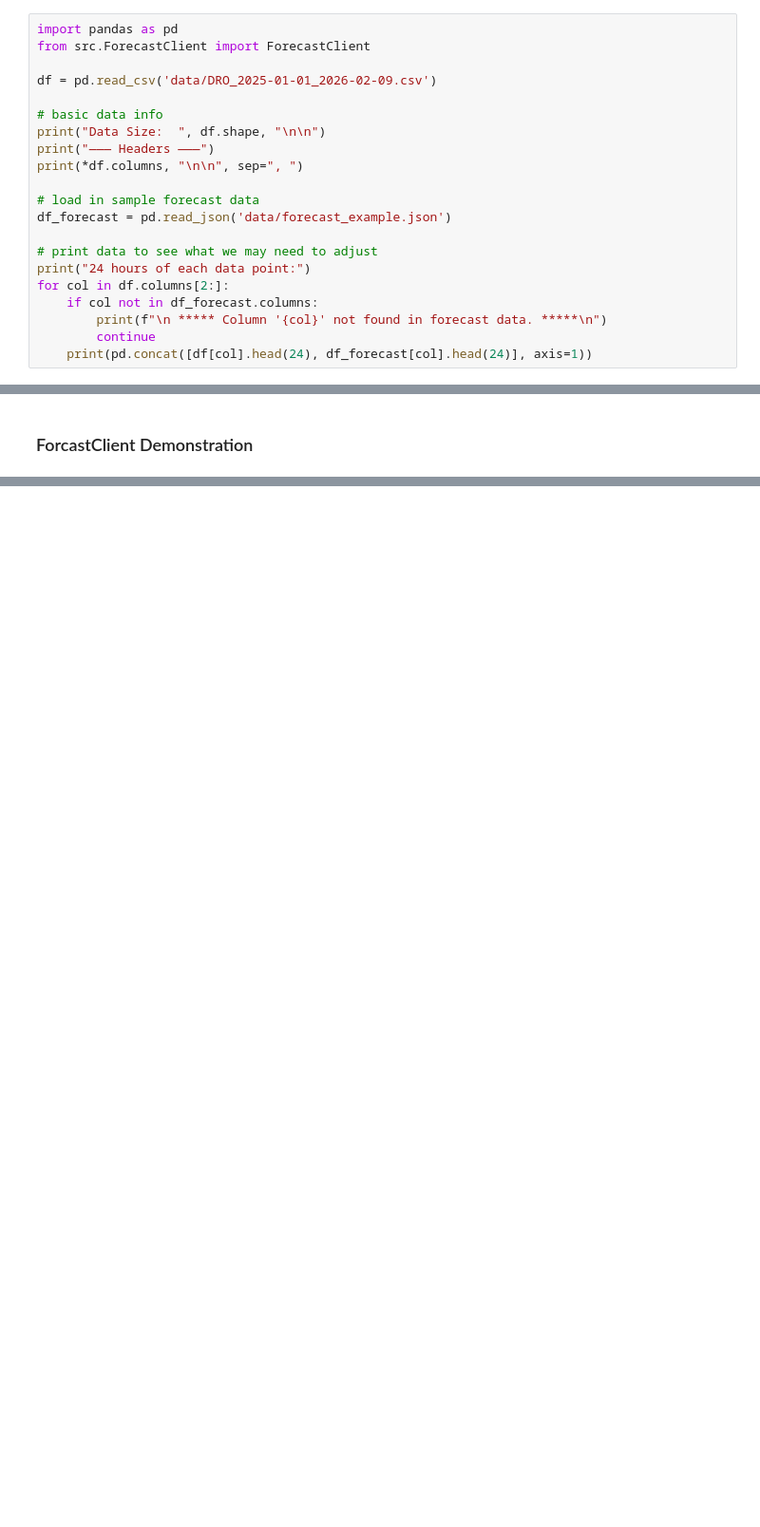
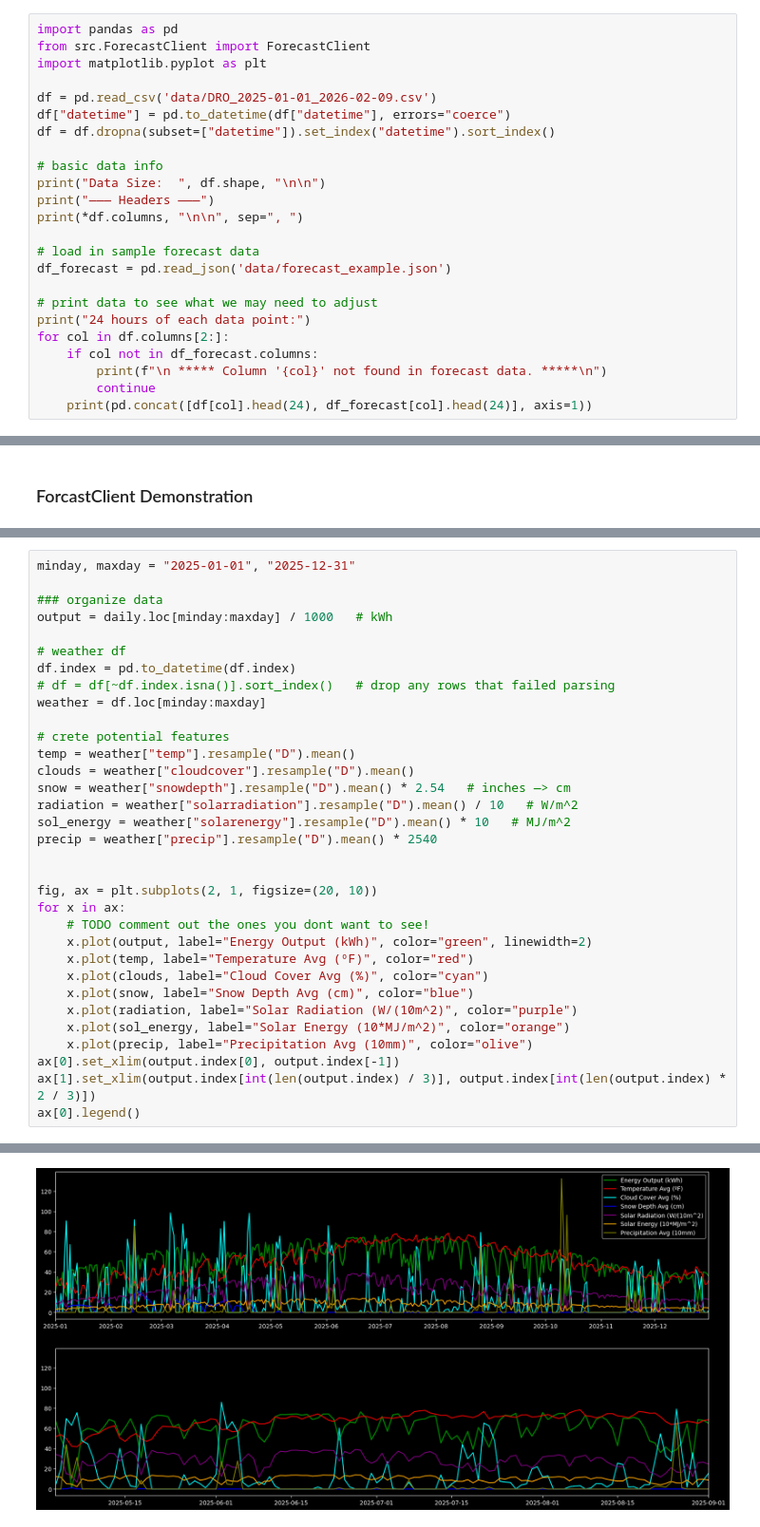
Before and after one commit to khakis23/JuniorDesignP1, a Jupyter notebook: main.ipynb, the cells around one changed output, grey strips where cells are left out. Shown at 95% size. Cells and saved outputs as stored; diff of their text form; blank space fills up the shorter version.

```diff
--- a/main.ipynb
+++ b/main.ipynb
@@ -3,8 +3,11 @@
 # %%
 import pandas as pd
 from src.ForecastClient import ForecastClient
+import matplotlib.pyplot as plt
 
 df = pd.read_csv('data/DRO_2025-01-01_2026-02-09.csv')
+df["datetime"] = pd.to_datetime(df["datetime"], errors="coerce")
+df = df.dropna(subset=["datetime"]).set_index("datetime").sort_index()
 
 # basic data info
 print("Data Size:  ", df.shape, "\n\n")
@@ -73,0 +101,34 @@ Getting forecast for 2026-02-11 days from 2026-02-10...
+# %%
+minday, maxday = "2025-01-01", "2025-12-31"
+
+### organize data
+output = daily.loc[minday:maxday] / 1000   # kWh
+
+# weather df
+df.index = pd.to_datetime(df.index)
+# df = df[~df.index.isna()].sort_index()   # drop any rows that failed parsing
+weather = df.loc[minday:maxday]
+
+# crete potential features
+temp = weather["temp"].resample("D").mean()
+clouds = weather["cloudcover"].resample("D").mean()
+snow = weather["snowdepth"].resample("D").mean() * 2.54   # inches —> cm
+radiation = weather["solarradiation"].resample("D").mean() / 10   # W/m^2
+sol_energy = weather["solarenergy"].resample("D").mean() * 10   # MJ/m^2
+precip = weather["precip"].resample("D").mean() * 2540
+
+
+fig, ax = plt.subplots(2, 1, figsize=(20, 10))
+for x in ax:
+    # TODO comment out the ones you dont want to see!
+    x.plot(output, label="Energy Output (kWh)", color="green", linewidth=2)
+    x.plot(temp, label="Temperature Avg (ºF)", color="red")
+    x.plot(clouds, label="Cloud Cover Avg (%)", color="cyan")
+    x.plot(snow, label="Snow Depth Avg (cm)", color="blue")
+    x.plot(radiation, label="Solar Radiation (W/(10m^2)", color="purple")
+    x.plot(sol_energy, label="Solar Energy (10*MJ/m^2)", color="orange")
+    x.plot(precip, label="Precipitation Avg (10mm)", color="olive")
+ax[0].set_xlim(output.index[0], output.index[-1])
+ax[1].set_xlim(output.index[int(len(output.index) / 3)], output.index[int(len(output.index) * 2 / 3)])
+ax[0].legend()
+# %% [output]
@@ -73,0 +136 @@ Getting forecast for 2026-02-11 days from 2026-02-10...
+[figure, added]
```
Also changed, not shown: parts of 9 cells of this notebook, 1 other file.
